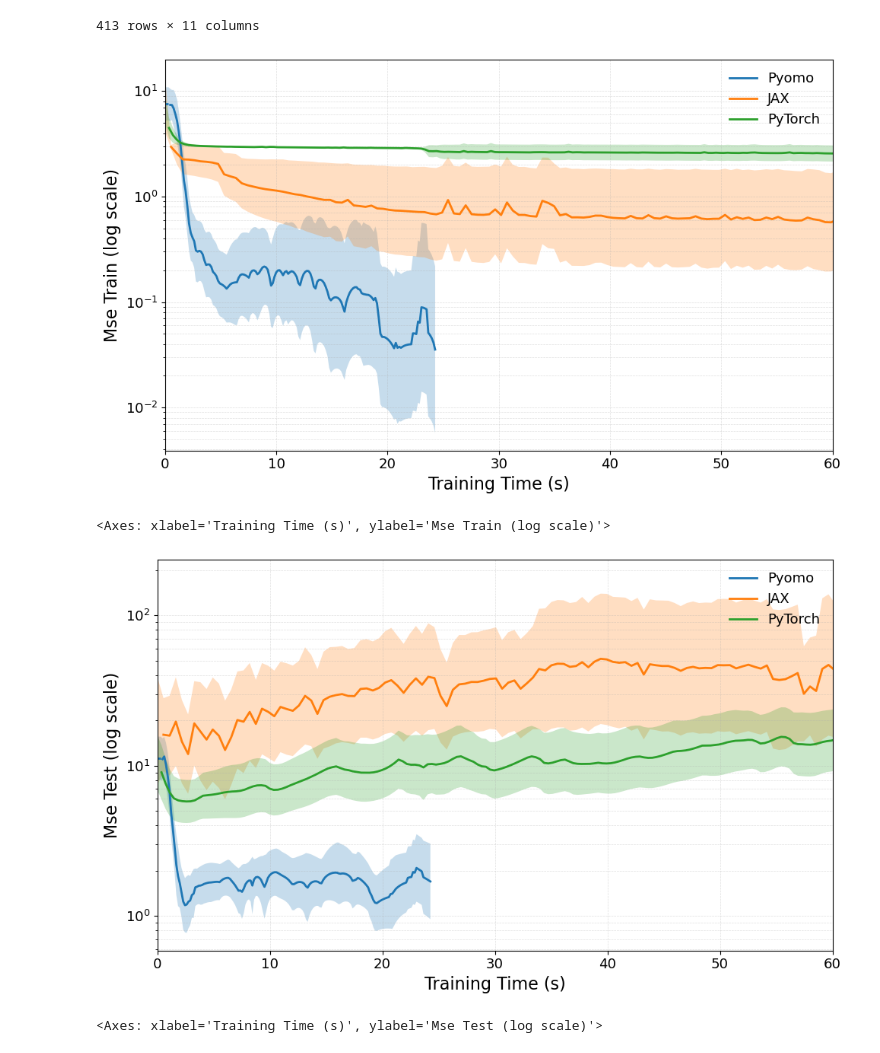
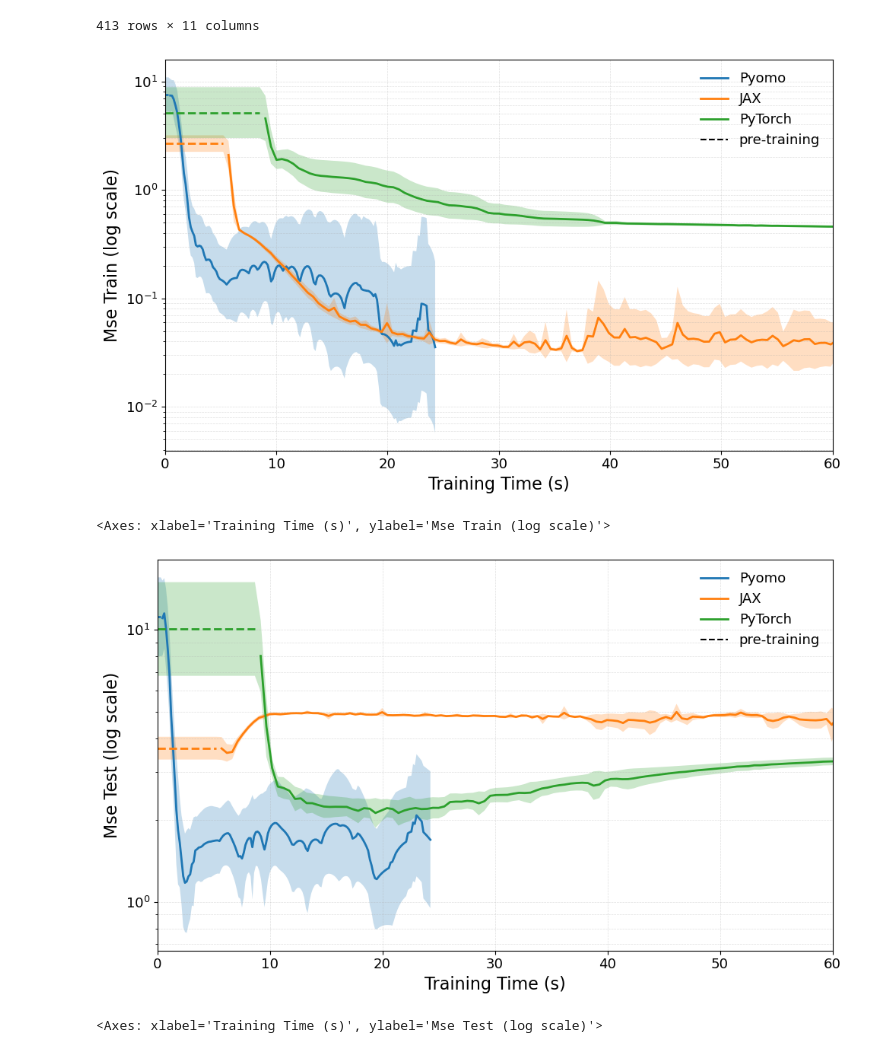
Before and after one commit to mariashapo/NODE, a Jupyter notebook: src/analysis/synthetic/training_conv_vdp.ipynb, the cells around one changed output. Saved outputs shown, nothing was run; the diff lists cells and outputs as text; code cells hidden in the pictures.

```diff
--- a/src/analysis/synthetic/training_conv_vdp.ipynb
+++ b/src/analysis/synthetic/training_conv_vdp.ipynb
@@ -240,7 +240,7 @@ max_q_maps = {
 }
 # %%
 plot_time_bands(
-    comparison_dfs_no_pretrain,
+    comparison_dfs,
     y_col="mse_train",  # or "mse_test"
     title="",
     logy=True,
@@ -254,22 +254,22 @@ plot_time_bands(
     xlim =(0, 60)
 )
 # %% [output]
-[figure, old version]
+[figure, new version]
 <Axes: xlabel='Training Time (s)', ylabel='Mse Train (log scale)'>
 # %%
 plot_time_bands(
-    comparison_dfs_no_pretrain,
+    comparison_dfs,
     y_col="mse_test",  # or "mse_test"
     title="",
     logy=True,
     align_grid = False,
     figsize=(10, 6),
     label_fontsize=16,
     tick_fontsize=13,
     legend_fontsize=13,
     title_fontsize=16,
     xlim =(0, 60)
 )
 # %% [output]
-[figure, old version]
+[figure, new version]
 <Axes: xlabel='Training Time (s)', ylabel='Mse Test (log scale)'>
```
Also changed, not shown: 11 other files.
